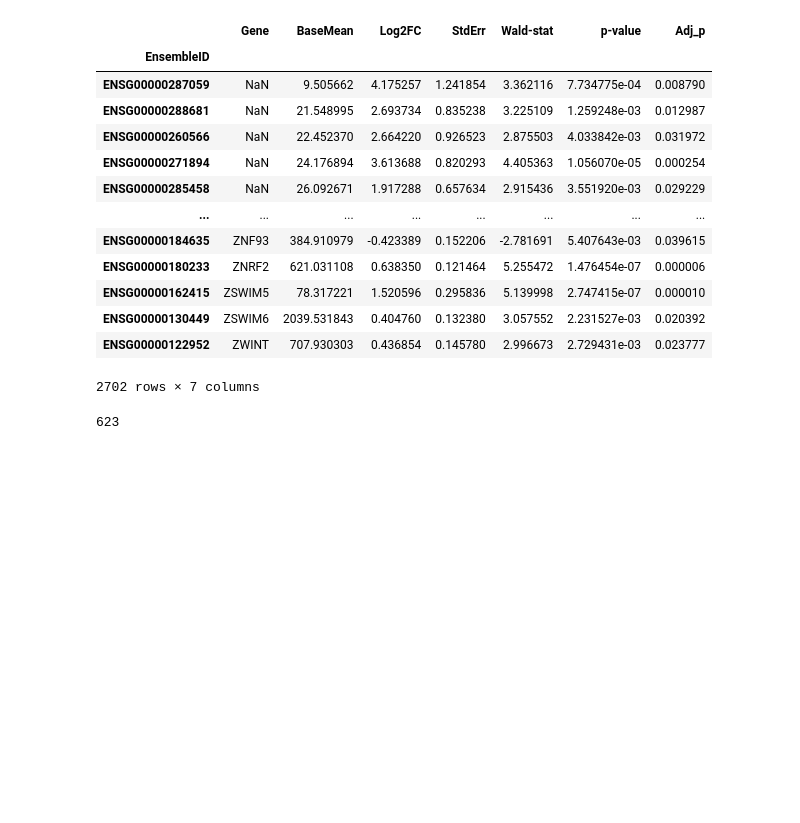
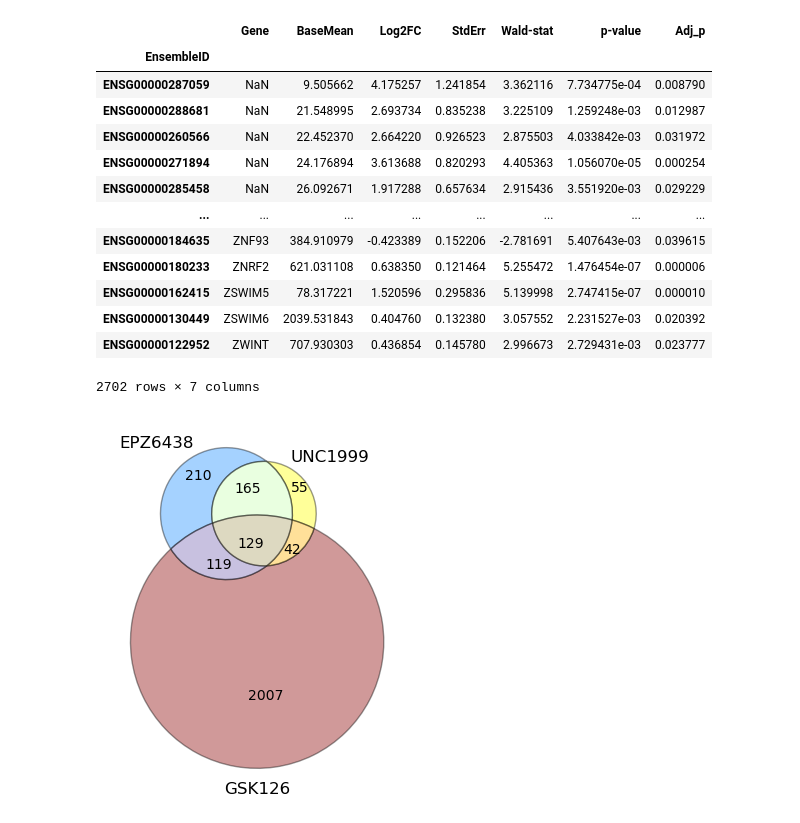
Before and after one commit to Cpoo1e/EZH2_Honours_Project, a Jupyter notebook: notebooks/VennDiagram.ipynb, the cells around one changed output. Drawn from its saved outputs; the diff is of its cells as text; code cells hidden in the pictures; blank space fills up the shorter version.

```diff
--- a/notebooks/VennDiagram.ipynb
+++ b/notebooks/VennDiagram.ipynb
@@ -83,6 +42,22 @@ UpRegEPZdf = EPZdf[(EPZdf.Log2FC > 1) & (EPZdf.Adj_p < 0.05)]
 UpRegGSKdf = GSKdf[(GSKdf.Log2FC > 1) & (GSKdf.Adj_p < 0.05)]
 UpRegUNCdf = UNCdf[(UNCdf.Log2FC > 1) & (UNCdf.Adj_p < 0.05)]
 # %%
-len(UpRegEPZdf["Log2FC"])
+# Convert to sets
+EPZ_set = set(UpRegEPZdf.index)
+GSK_set = set(UpRegGSKdf.index)
+UNC_set = set(UpRegUNCdf.index)
+
+ThreeDrugs = venn3([EPZ_set, UNC_set, GSK_set],
+             set_labels=('EPZ6438', 'UNC1999', 'GSK126'),
+             set_colors=('dodgerblue', 'yellow', 'darkred'))
+
+# Modify the linestyle and linewidth of each circle
+for patch in ThreeDrugs.patches:
+    if patch:  # Check if the patch (circle) exists
+        patch.set_edgecolor('black')  # Set the edge color to black
+        patch.set_linestyle("solid")  # Set the linestyle to dashed
+        patch.set_linewidth(1)  # Set the linewidth to 2
+
+plt.show()
 # %% [output]
-623
+[figure, added]
```
Also changed, not shown: parts of 7 cells of this notebook.
